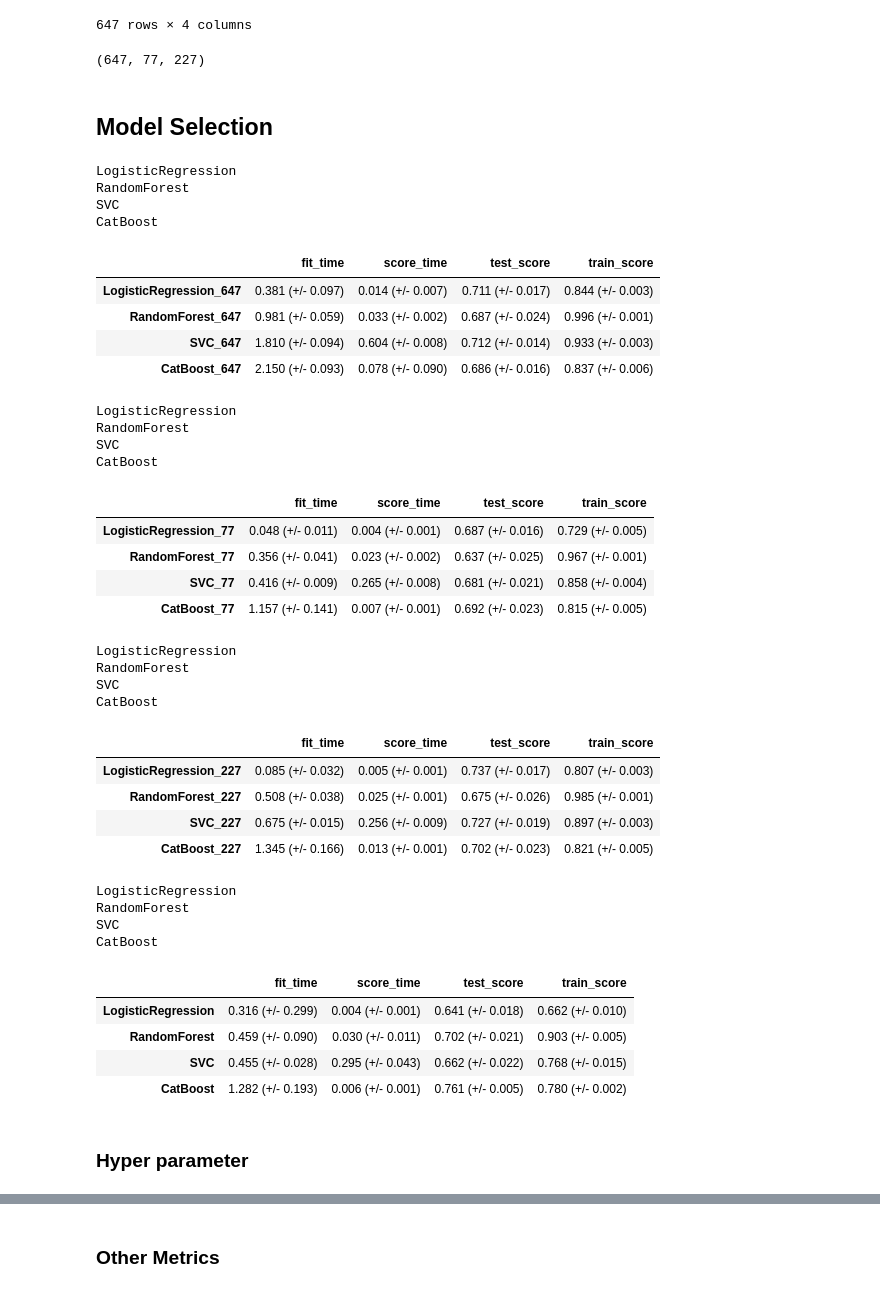
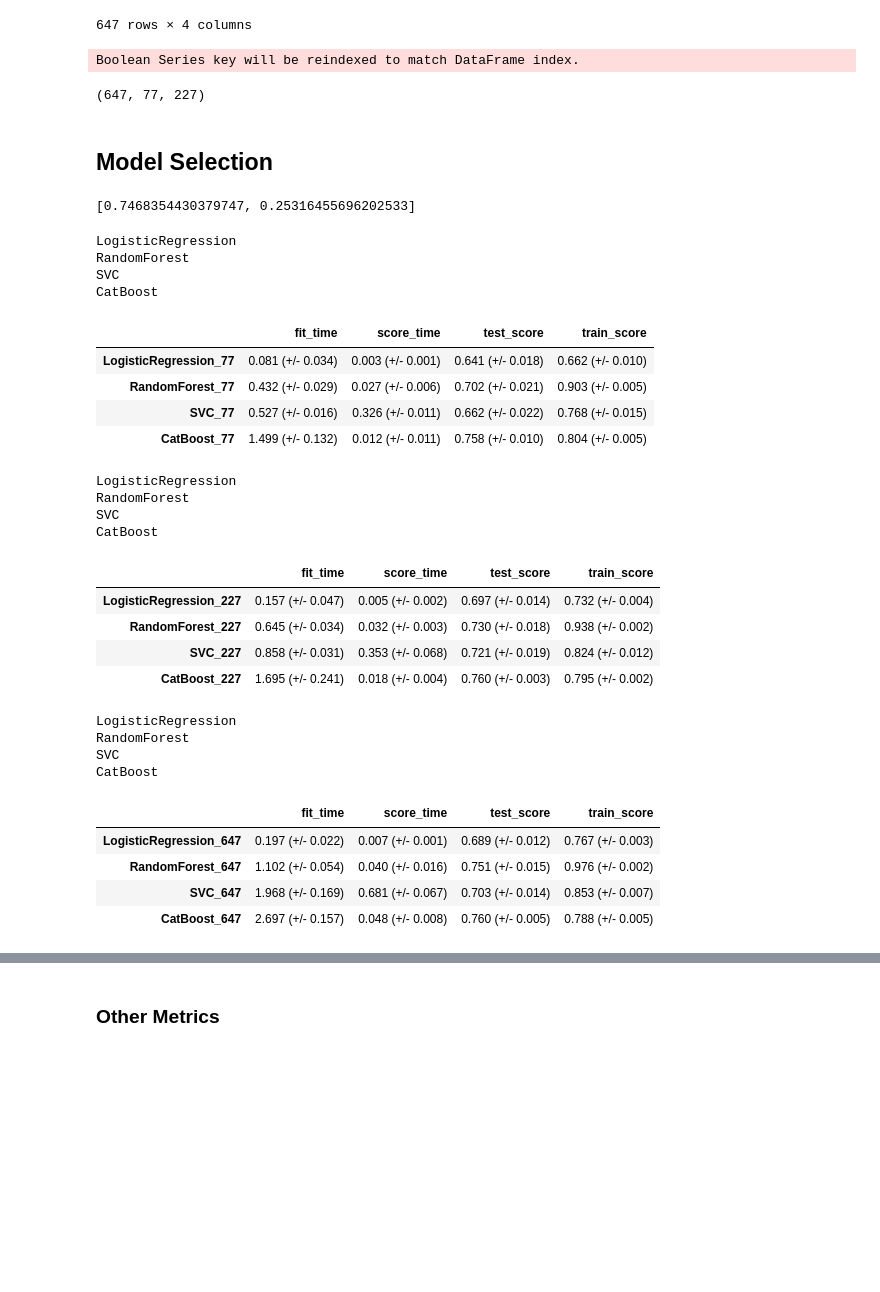
Before and after one commit to PANDASANG1231/522_Ramen, a Jupyter notebook: notebooks/04_2_wenjia_train_model_milestone1_revise.ipynb, the cells around one changed output, grey strips where cells are left out. Cells and saved outputs as stored; diff of their text form; code cells hidden in the pictures; blank space fills up the shorter version.

```diff
--- a/notebooks/04_2_wenjia_train_model_milestone1_revise.ipynb
+++ b/notebooks/04_2_wenjia_train_model_milestone1_revise.ipynb
@@ -201,14 +153,19 @@ feature_ranks
 647 rows × 4 columns
 # %%
 features_1 = feature_ranks["feature"].to_list()
-√ = feature_ranks[feature_ranks["keep"] == True]["feature"].to_list()
+features_2 = feature_ranks[feature_ranks["keep"] == True]["feature"].to_list()
 features_3 = feature_ranks[(feature_ranks["keep"] == True) | (feature_ranks.head(300)["keep_ridge"] == True)]["feature"].to_list()
 
 len(features_1), len(features_2), len(features_3),
 # %% [output]
-(647, 77, 227)
+Boolean Series key will be reindexed to match DataFrame index.
+(647, 77, 227)
 # %% [markdown]
 ## Model Selection
+# %%
+class_weights
+# %% [output]
+[0.7468354430379747, 0.25316455696202533]
 # %%
 list_feature = [x for x in train_data if x != "Stars"]
 
@@ -224,48 +182,49 @@ models={
 "CatBoost": CatBoostClassifier(random_state=123, verbose=0,class_weights=class_weights)
 }
 # %%
-for features_list in [features_1, features_2, features_3]:
+rst_all = []
+
+for features_list in [features_2, features_3, features_1]:
 
     rst_df=[]
     for model in models:
         print(model)
-        tmp_df=pd.DataFrame(mean_std_cross_val_scores(models[model], X_train[features_list], y_train, scoring="roc_auc",
+        tmp_df=pd.DataFrame(mean_std_cross_val_scores(models[model], X_train[features_list], y_train,
                                                       return_train_score=True, cv=5), columns=[model+"_"+str(len(features_list))])
         rst_df.append(tmp_df)
 
     rst_df=pd.concat(rst_df, axis=1)
     display(rst_df.T)
 
-# y_prediction = lr.predict_proba(X_test)
+    rst_all.append(rst_df)
 
-# evaluate_performance(y_train, lr.predict_proba(X_train[features_1])[:, 1])
 
-# evaluate_performance(y_test, lr.predict_proba(X_test[features_1])[:, 1])
+rst_all = pd.concat(rst_all, axis=1).T
 # %% [output]
 LogisticRegression
 RandomForest
 SVC
 CatBoost
 |  | fit_time | score_time | test_score | train_score |
-| LogisticRegression_647 | 0.381 (+/- 0.097) | 0.014 (+/- 0.007) | 0.711 (+/- 0.017) | 0.844 (+/- 0.003) |
-| RandomForest_647 | 0.981 (+/- 0.059) | 0.033 (+/- 0.002) | 0.687 (+/- 0.024) | 0.996 (+/- 0.001) |
-| SVC_647 | 1.810 (+/- 0.094) | 0.604 (+/- 0.008) | 0.712 (+/- 0.014) | 0.933 (+/- 0.003) |
-| CatBoost_647 | 2.150 (+/- 0.093) | 0.078 (+/- 0.090) | 0.686 (+/- 0.016) | 0.837 (+/- 0.006) |
+| LogisticRegression_77 | 0.081 (+/- 0.034) | 0.003 (+/- 0.001) | 0.641 (+/- 0.018) | 0.662 (+/- 0.010) |
+| RandomForest_77 | 0.432 (+/- 0.029) | 0.027 (+/- 0.006) | 0.702 (+/- 0.021) | 0.903 (+/- 0.005) |
+| SVC_77 | 0.527 (+/- 0.016) | 0.326 (+/- 0.011) | 0.662 (+/- 0.022) | 0.768 (+/- 0.015) |
+| CatBoost_77 | 1.499 (+/- 0.132) | 0.012 (+/- 0.011) | 0.758 (+/- 0.010) | 0.804 (+/- 0.005) |
 LogisticRegression
 RandomForest
 SVC
 CatBoost
 |  | fit_time | score_time | test_score | train_score |
-| LogisticRegression_77 | 0.048 (+/- 0.011) | 0.004 (+/- 0.001) | 0.687 (+/- 0.016) | 0.729 (+/- 0.005) |
-| RandomForest_77 | 0.356 (+/- 0.041) | 0.023 (+/- 0.002) | 0.637 (+/- 0.025) | 0.967 (+/- 0.001) |
-| SVC_77 | 0.416 (+/- 0.009) | 0.265 (+/- 0.008) | 0.681 (+/- 0.021) | 0.858 (+/- 0.004) |
-| CatBoost_77 | 1.157 (+/- 0.141) | 0.007 (+/- 0.001) | 0.692 (+/- 0.023) | 0.815 (+/- 0.005) |
+| LogisticRegression_227 | 0.157 (+/- 0.047) | 0.005 (+/- 0.002) | 0.697 (+/- 0.014) | 0.732 (+/- 0.004) |
+| RandomForest_227 | 0.645 (+/- 0.034) | 0.032 (+/- 0.003) | 0.730 (+/- 0.018) | 0.938 (+/- 0.002) |
+| SVC_227 | 0.858 (+/- 0.031) | 0.353 (+/- 0.068) | 0.721 (+/- 0.019) | 0.824 (+/- 0.012) |
+| CatBoost_227 | 1.695 (+/- 0.241) | 0.018 (+/- 0.004) | 0.760 (+/- 0.003) | 0.795 (+/- 0.002) |
 LogisticRegression
 RandomForest
 SVC
 CatBoost
 |  | fit_time | score_time | test_score | train_score |
-| LogisticRegression_227 | 0.085 (+/- 0.032) | 0.005 (+/- 0.001) | 0.737 (+/- 0.017) | 0.807 (+/- 0.003) |
-| RandomForest_227 | 0.508 (+/- 0.038) | 0.025 (+/- 0.001) | 0.675 (+/- 0.026) | 0.985 (+/- 0.001) |
-| SVC_227 | 0.675 (+/- 0.015) | 0.256 (+/- 0.009) | 0.727 (+/- 0.019) | 0.897 (+/- 0.003) |
-| CatBoost_227 | 1.345 (+/- 0.166) | 0.013 (+/- 0.001) | 0.702 (+/- 0.023) | 0.821 (+/- 0.005) |
+| LogisticRegression_647 | 0.197 (+/- 0.022) | 0.007 (+/- 0.001) | 0.689 (+/- 0.012) | 0.767 (+/- 0.003) |
+| RandomForest_647 | 1.102 (+/- 0.054) | 0.040 (+/- 0.016) | 0.751 (+/- 0.015) | 0.976 (+/- 0.002) |
+| SVC_647 | 1.968 (+/- 0.169) | 0.681 (+/- 0.067) | 0.703 (+/- 0.014) | 0.853 (+/- 0.007) |
+| CatBoost_647 | 2.697 (+/- 0.157) | 0.048 (+/- 0.008) | 0.760 (+/- 0.005) | 0.788 (+/- 0.005) |
@@ -281,32 +230,0 @@ CatBoost
-# %%
-from catboost import CatBoostClassifier
-
-
-models={
-"LogisticRegression": LogisticRegression(random_state=123, class_weight='balanced'),
-"RandomForest": RandomForestClassifier(random_state=123, class_weight='balanced'),
-"SVC": SVC(random_state=123, class_weight='balanced'),
-"CatBoost": CatBoostClassifier(random_state=123, verbose=0,class_weights=class_weights)
-}
-
-
-rst_df=[]
-for model in models:
-    print(model)
-    tmp_df=pd.DataFrame(mean_std_cross_val_scores(models[model], X_train[features_2], y_train, return_train_score=True, cv=5), columns=[model])
-    rst_df.append(tmp_df)
-
-rst_df=pd.concat(rst_df, axis=1)
-rst_df.T
-# %% [output]
-LogisticRegression
-RandomForest
-SVC
-CatBoost
-|  | fit_time | score_time | test_score | train_score |
-| LogisticRegression | 0.316 (+/- 0.299) | 0.004 (+/- 0.001) | 0.641 (+/- 0.018) | 0.662 (+/- 0.010) |
-| RandomForest | 0.459 (+/- 0.090) | 0.030 (+/- 0.011) | 0.702 (+/- 0.021) | 0.903 (+/- 0.005) |
-| SVC | 0.455 (+/- 0.028) | 0.295 (+/- 0.043) | 0.662 (+/- 0.022) | 0.768 (+/- 0.015) |
-| CatBoost | 1.282 (+/- 0.193) | 0.006 (+/- 0.001) | 0.761 (+/- 0.005) | 0.780 (+/- 0.002) |
-# %% [markdown]
-### Hyper parameter
```
Also changed, not shown: parts of 29 cells of this notebook, 3 other files.
